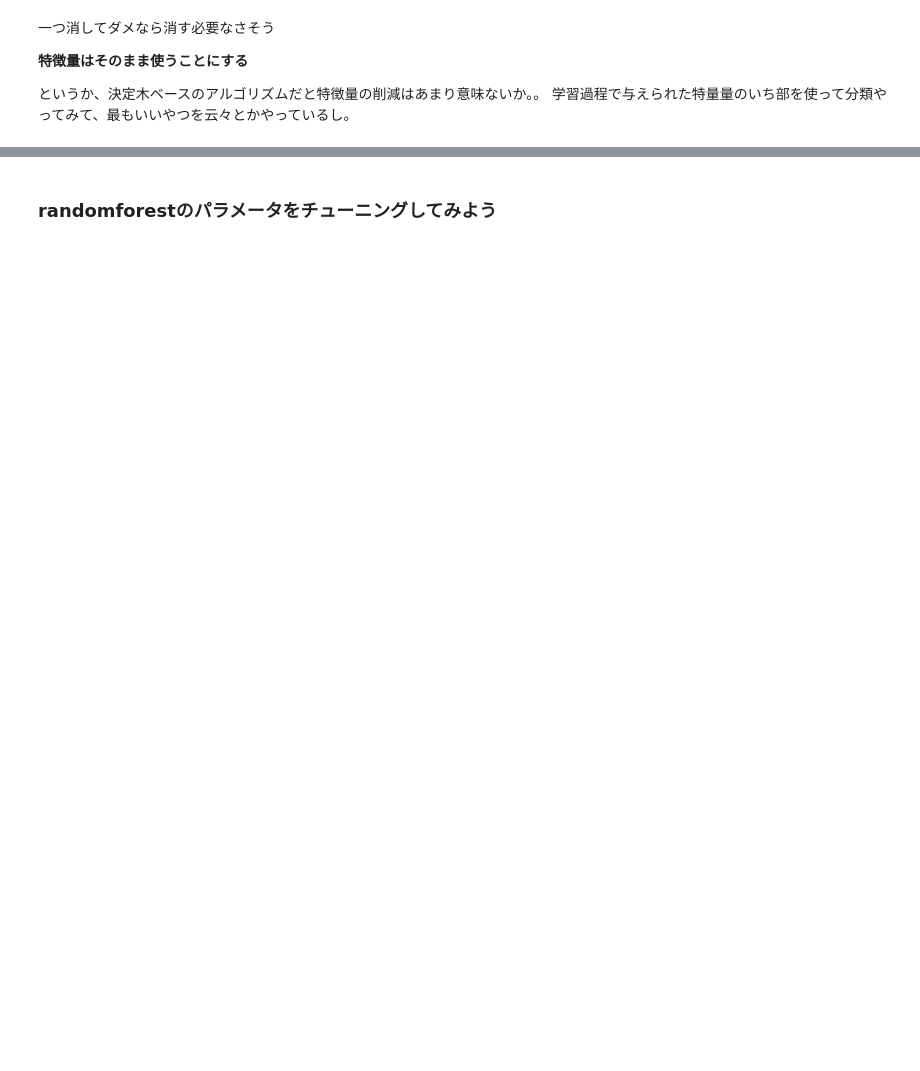
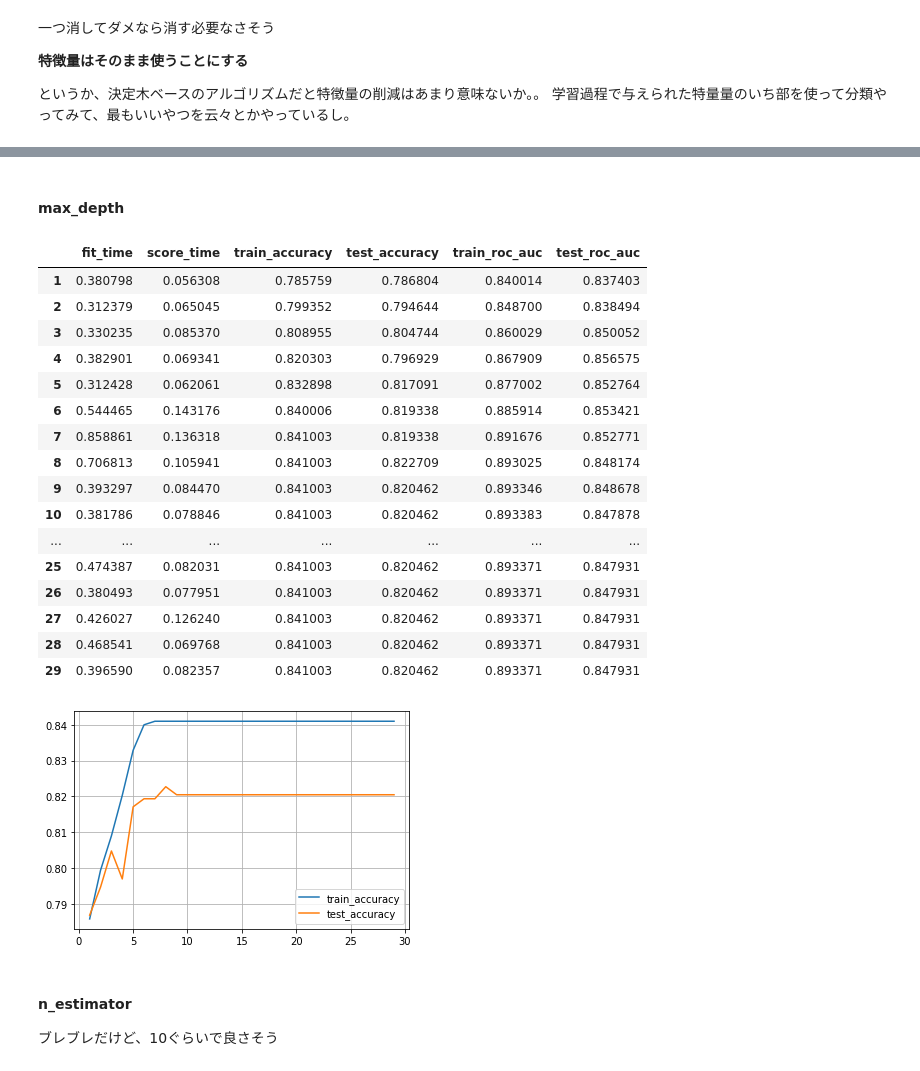
Before and after one commit to curiburn/learning_playground, a Jupyter notebook: titanic/train.ipynb, the cells around one changed output, grey strips where cells are left out. Drawn from its saved outputs; the diff is of its cells as text; code cells hidden in the pictures; blank space fills up the shorter version.

```diff
--- a/titanic/train.ipynb
+++ b/titanic/train.ipynb
@@ -94,8 +137,8 @@ class CVResult:
 - train: 0.84
 - test: 0.76(submitした)
 # %%
-def train_random_forest_classifier(train: pd.DataFrame, test: pd.DataFrame) -> Result:
-    randomforest = RandomForestClassifier()
+def train_random_forest_classifier(train: pd.DataFrame, test: pd.DataFrame, randomforest_kwarg: dict ={}) -> Result:
+    randomforest = RandomForestClassifier(**randomforest_kwarg)
     randomforest.fit(TRAIN.drop("Survived", axis=1), TRAIN.Survived)
 
     display( randomforest.feature_importances_)
@@ -231,2 +279,31 @@ display(pd.DataFrame(
 # %% [markdown]
-### randomforestのパラメータをチューニングしてみよう
+#### max_depth
+# %%
+RESULTS_MAX_DEPTH = CVResults.from_dict({
+    max_depth: random_forest_classifier_cross_validation(
+        TRAIN, RandomForestClassifier(max_depth=max_depth, random_state=0)
+    )
+    for max_depth in range(1, 30)
+})
+# %%
+RESULTS_MAX_DEPTH.to_describe_dataframe()[["train_accuracy", "test_accuracy"]].plot(grid=True)
+display(RESULTS_MAX_DEPTH.to_describe_dataframe())
+# %% [output]
+|  | fit_time | score_time | train_accuracy | test_accuracy | train_roc_auc | test_roc_auc |
+| 1 | 0.380798 | 0.056308 | 0.785759 | 0.786804 | 0.840014 | 0.837403 |
+| 2 | 0.312379 | 0.065045 | 0.799352 | 0.794644 | 0.848700 | 0.838494 |
+| 3 | 0.330235 | 0.085370 | 0.808955 | 0.804744 | 0.860029 | 0.850052 |
+| 4 | 0.382901 | 0.069341 | 0.820303 | 0.796929 | 0.867909 | 0.856575 |
+| 5 | 0.312428 | 0.062061 | 0.832898 | 0.817091 | 0.877002 | 0.852764 |
+| 6 | 0.544465 | 0.143176 | 0.840006 | 0.819338 | 0.885914 | 0.853421 |
+| 7 | 0.858861 | 0.136318 | 0.841003 | 0.819338 | 0.891676 | 0.852771 |
+| 8 | 0.706813 | 0.105941 | 0.841003 | 0.822709 | 0.893025 | 0.848174 |
+| 9 | 0.393297 | 0.084470 | 0.841003 | 0.820462 | 0.893346 | 0.848678 |
+| 10 | 0.381786 | 0.078846 | 0.841003 | 0.820462 | 0.893383 | 0.847878 |
+| ... | ... | ... | ... | ... | ... | ... |
+| 25 | 0.474387 | 0.082031 | 0.841003 | 0.820462 | 0.893371 | 0.847931 |
+| 26 | 0.380493 | 0.077951 | 0.841003 | 0.820462 | 0.893371 | 0.847931 |
+| 27 | 0.426027 | 0.126240 | 0.841003 | 0.820462 | 0.893371 | 0.847931 |
+| 28 | 0.468541 | 0.069768 | 0.841003 | 0.820462 | 0.893371 | 0.847931 |
+| 29 | 0.396590 | 0.082357 | 0.841003 | 0.820462 | 0.893371 | 0.847931 |
+[figure, added]
@@ -232,0 +312,3 @@ display(pd.DataFrame(
+# %% [markdown]
+#### n_estimator
+ブレブレだけど、10ぐらいで良さそう
```
Also changed, not shown: parts of 25 cells of this notebook.
